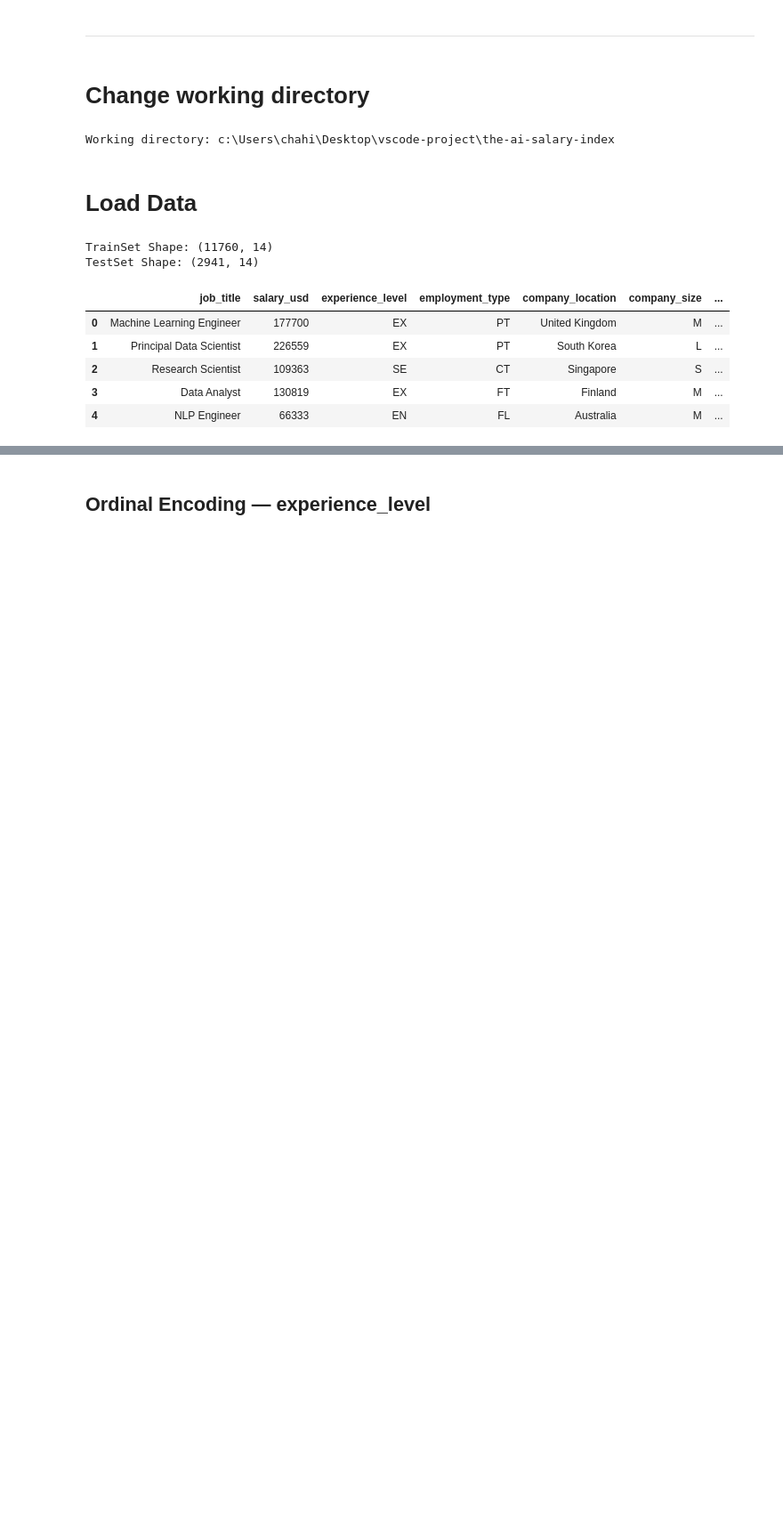
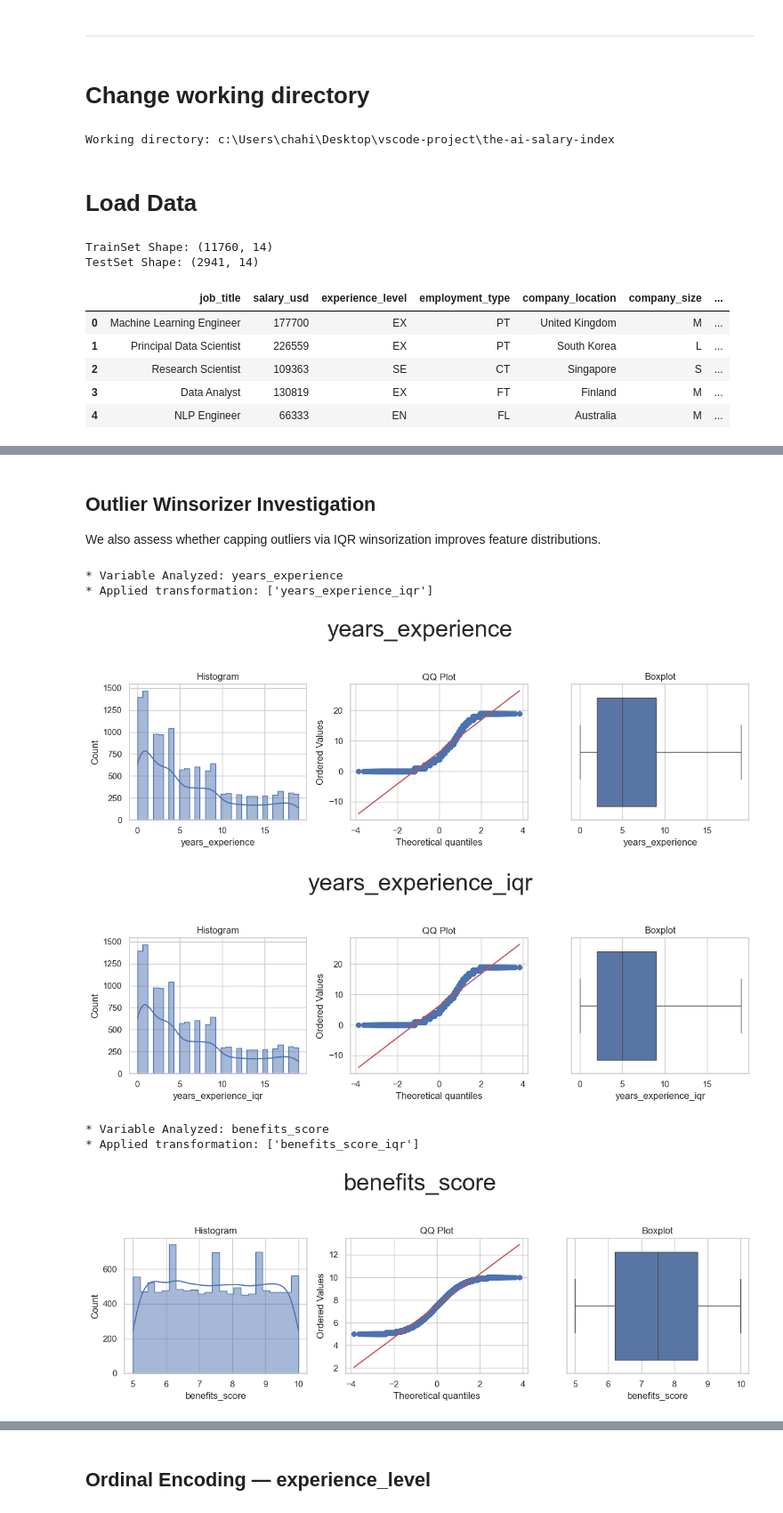
Before and after one commit to Scaphix/the-ai-salary-index, a Jupyter notebook: jupyter_notebooks/04 - FeatureEngineering.ipynb, the cells around one changed output, grey strips where cells are left out. Shown at 89% size. Drawn from its saved outputs; the diff is of its cells as text; code cells hidden in the pictures; blank space fills up the shorter version.

```diff
--- a/jupyter_notebooks/04 - FeatureEngineering.ipynb
+++ b/jupyter_notebooks/04 - FeatureEngineering.ipynb
@@ -57,0 +251,16 @@ TestSet Shape: (2941, 14)
+# %% [markdown]
+## Outlier Winsorizer Investigation
+
+We also assess whether capping outliers via IQR winsorization improves feature distributions.
+# %%
+df_outlier_feat_eng = FeatureEngineeringAnalysis(
+    df=TrainSet[numerical_cols].copy(), analysis_type='outlier_winsorizer'
+)
+# %% [output]
+* Variable Analyzed: years_experience
+* Applied transformation: ['years_experience_iqr']
+[figure, added]
+[figure, added]
+* Variable Analyzed: benefits_score
+* Applied transformation: ['benefits_score_iqr']
+[figure, added]
```
Also changed, not shown: parts of 23 cells of this notebook, 2 other files.
